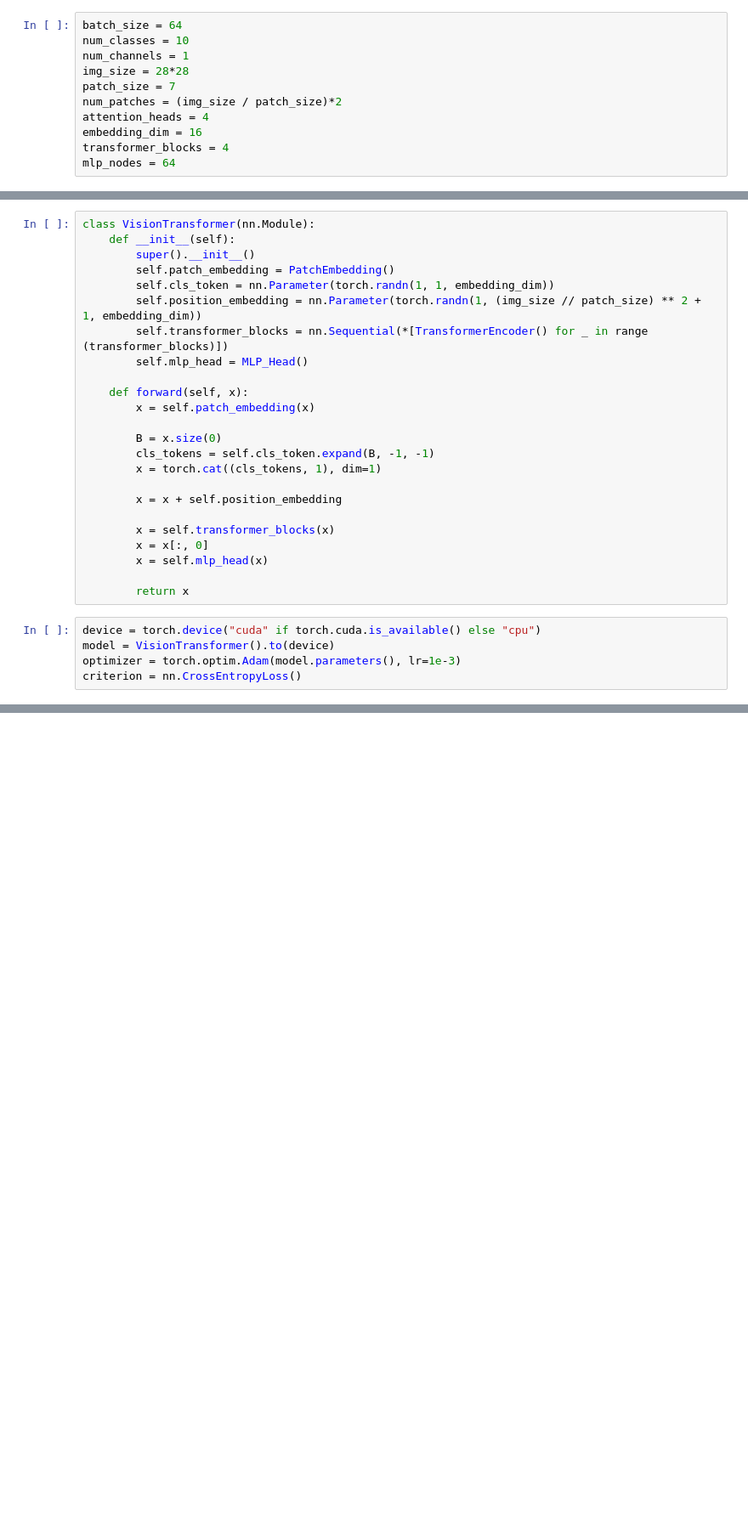
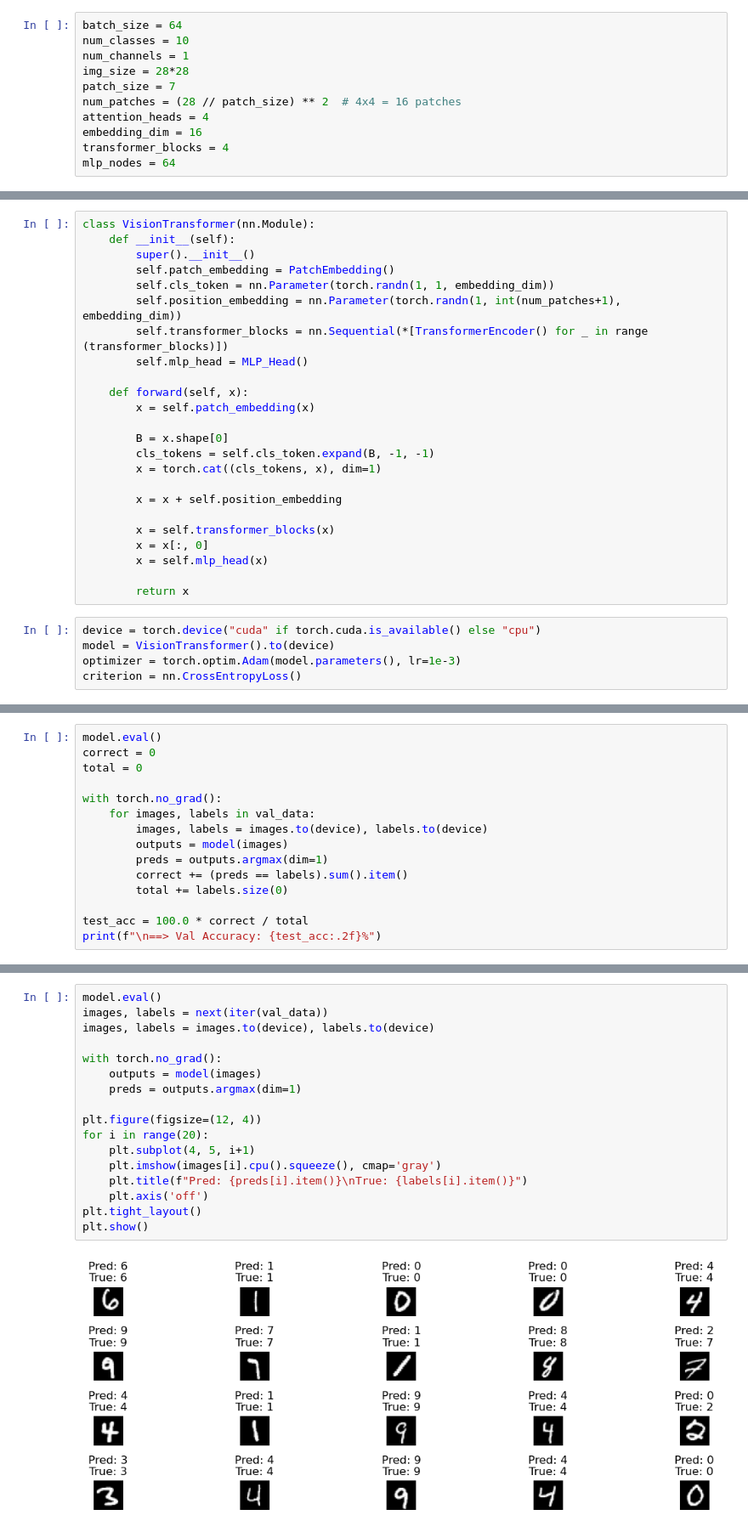
Before and after one commit to heitornolla/Computer-Vision-Studies, a Jupyter notebook: codes/transformers/vit/vit.ipynb, the cells around one changed output, grey strips where cells are left out. Shown: that part at 85% size. Cells and saved outputs as stored; diff of their text form; blank space fills up the shorter version.

```diff
--- a/codes/transformers/vit/vit.ipynb
+++ b/codes/transformers/vit/vit.ipynb
@@ -15,7 +15,7 @@ num_classes = 10
 num_channels = 1
 img_size = 28*28
 patch_size = 7
-num_patches = (img_size / patch_size)*2
+num_patches = (28 // patch_size) ** 2  # 4x4 = 16 patches
 attention_heads = 4
 embedding_dim = 16
 transformer_blocks = 4
@@ -88,16 +88,16 @@ class VisionTransformer(nn.Module):
         super().__init__()
         self.patch_embedding = PatchEmbedding()
         self.cls_token = nn.Parameter(torch.randn(1, 1, embedding_dim))
-        self.position_embedding = nn.Parameter(torch.randn(1, (img_size // patch_size) ** 2 + 1, embedding_dim))
+        self.position_embedding = nn.Parameter(torch.randn(1, int(num_patches+1), embedding_dim))
         self.transformer_blocks = nn.Sequential(*[TransformerEncoder() for _ in range (transformer_blocks)])
         self.mlp_head = MLP_Head()
 
     def forward(self, x):
         x = self.patch_embedding(x)
 
-        B = x.size(0)
+        B = x.shape[0]
         cls_tokens = self.cls_token.expand(B, -1, -1)
-        x = torch.cat((cls_tokens, 1), dim=1)
+        x = torch.cat((cls_tokens, x), dim=1)
 
         x = x + self.position_embedding
 
@@ -147,0 +163,15 @@ TypeError: expected Tensor as element 1 in argument 0, but got int
+# %%
+model.eval()
+correct = 0
+total = 0
+
+with torch.no_grad():
+    for images, labels in val_data:
+        images, labels = images.to(device), labels.to(device)
+        outputs = model(images)
+        preds = outputs.argmax(dim=1)
+        correct += (preds == labels).sum().item()
+        total += labels.size(0)
+
+test_acc = 100.0 * correct / total
+print(f"\n==> Val Accuracy: {test_acc:.2f}%")
@@ -147,0 +180,19 @@ TypeError: expected Tensor as element 1 in argument 0, but got int
+# %%
+model.eval()
+images, labels = next(iter(val_data))
+images, labels = images.to(device), labels.to(device)
+
+with torch.no_grad():
+    outputs = model(images)
+    preds = outputs.argmax(dim=1)
+
+plt.figure(figsize=(12, 4))
+for i in range(20):
+    plt.subplot(4, 5, i+1)
+    plt.imshow(images[i].cpu().squeeze(), cmap='gray')
+    plt.title(f"Pred: {preds[i].item()}\nTrue: {labels[i].item()}")
+    plt.axis('off')
+plt.tight_layout()
+plt.show()
+# %% [output]
+[figure, added]
```
Also changed, not shown: parts of 2 cells of this notebook.
